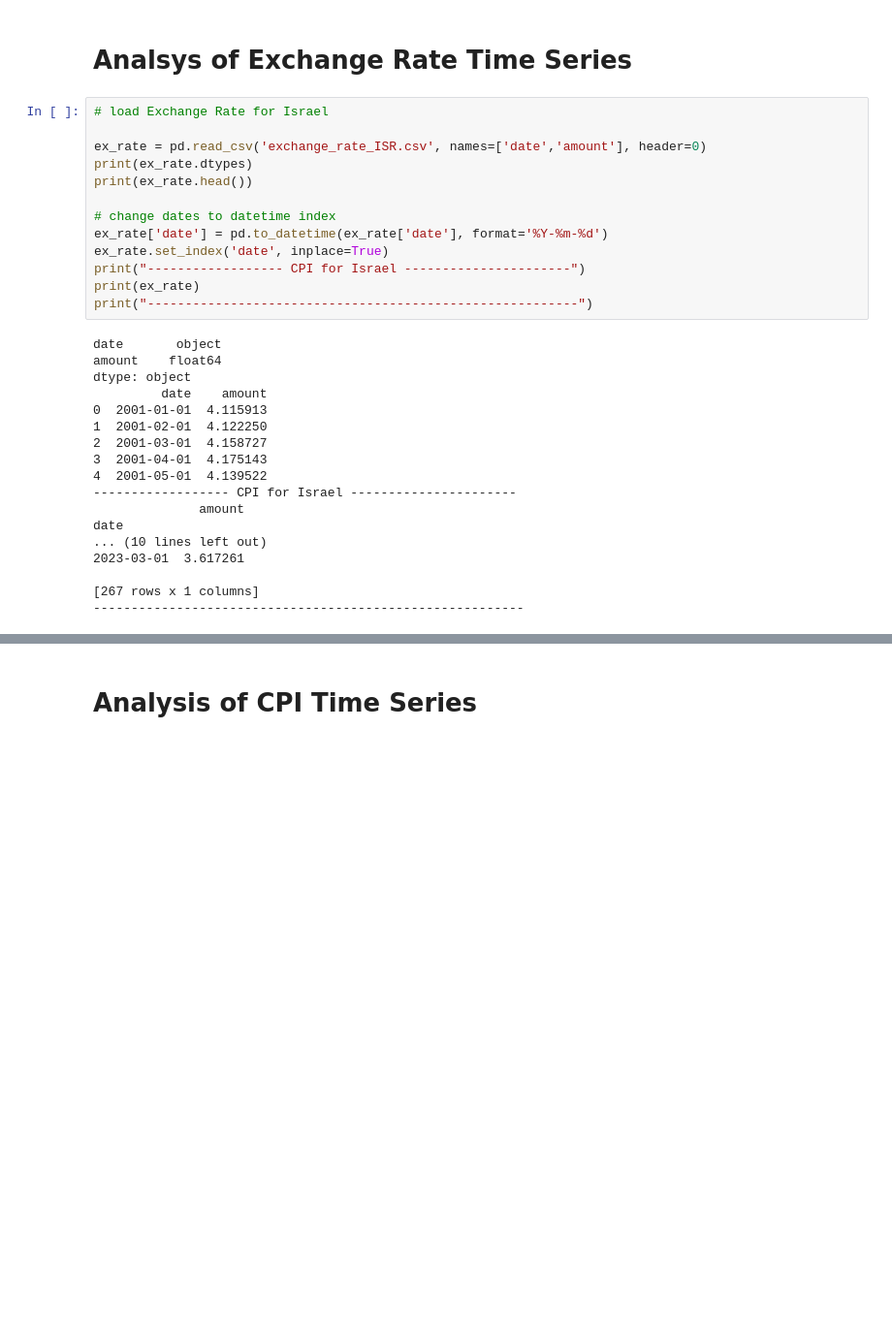
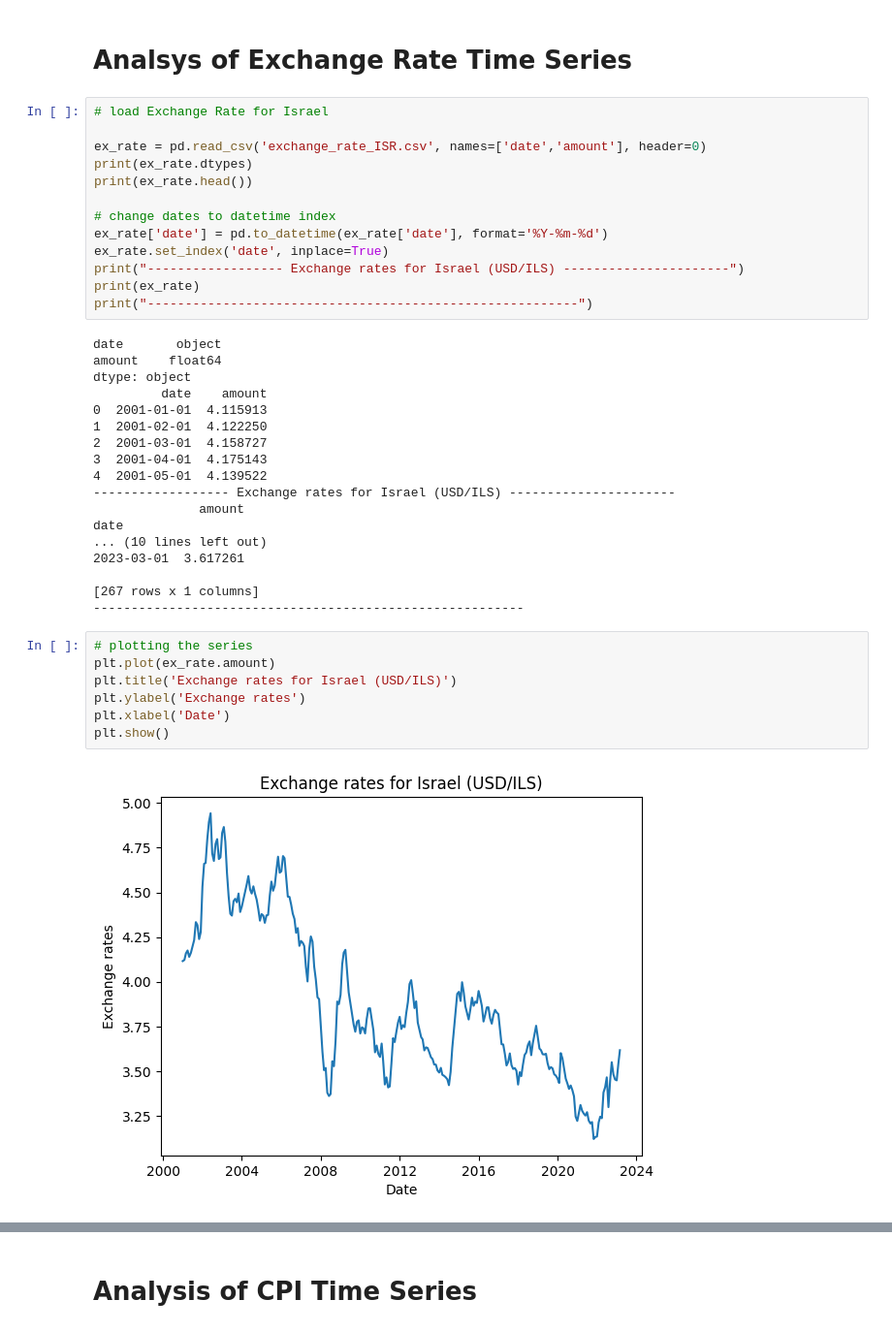
Before and after one commit to alonbenach/groupwork_2, a Jupyter notebook: Palto_Krovitska_Bankowska_Gordon_Benach_report_EM.ipynb, the cells around one changed output, grey strips where cells are left out. Shown at 97% size. Cells and saved outputs as stored; diff of their text form; blank space fills up the shorter version.

```diff
--- a/Palto_Krovitska_Bankowska_Gordon_Benach_report_EM.ipynb
+++ b/Palto_Krovitska_Bankowska_Gordon_Benach_report_EM.ipynb
@@ -35,7 +35,7 @@ print(ex_rate.head())
 # change dates to datetime index
 ex_rate['date'] = pd.to_datetime(ex_rate['date'], format='%Y-%m-%d')
 ex_rate.set_index('date', inplace=True)
-print("------------------ CPI for Israel ----------------------")
+print("------------------ Exchange rates for Israel (USD/ILS) ----------------------")
 print(ex_rate)
 print("---------------------------------------------------------")
 # %% [output]
@@ -48,7 +48,7 @@ dtype: object
 2  2001-03-01  4.158727
 3  2001-04-01  4.175143
 4  2001-05-01  4.139522
------------------- CPI for Israel ----------------------
+------------------ Exchange rates for Israel (USD/ILS) ----------------------
               amount
 date
 ... (10 lines left out)
@@ -56,3 +56,12 @@ date
 
 [267 rows x 1 columns]
 ---------------------------------------------------------
+# %%
+# plotting the series
+plt.plot(ex_rate.amount)
+plt.title('Exchange rates for Israel (USD/ILS)')
+plt.ylabel('Exchange rates')
+plt.xlabel('Date')
+plt.show()
+# %% [output]
+[figure, added]
```
Also changed, not shown: parts of 18 cells of this notebook.
